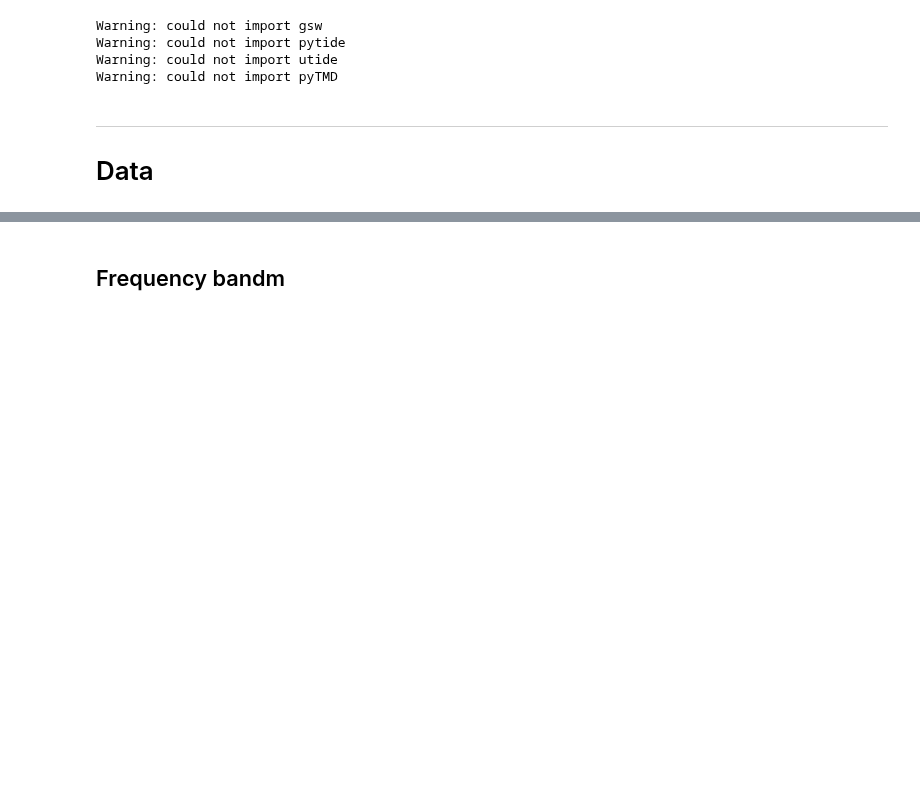
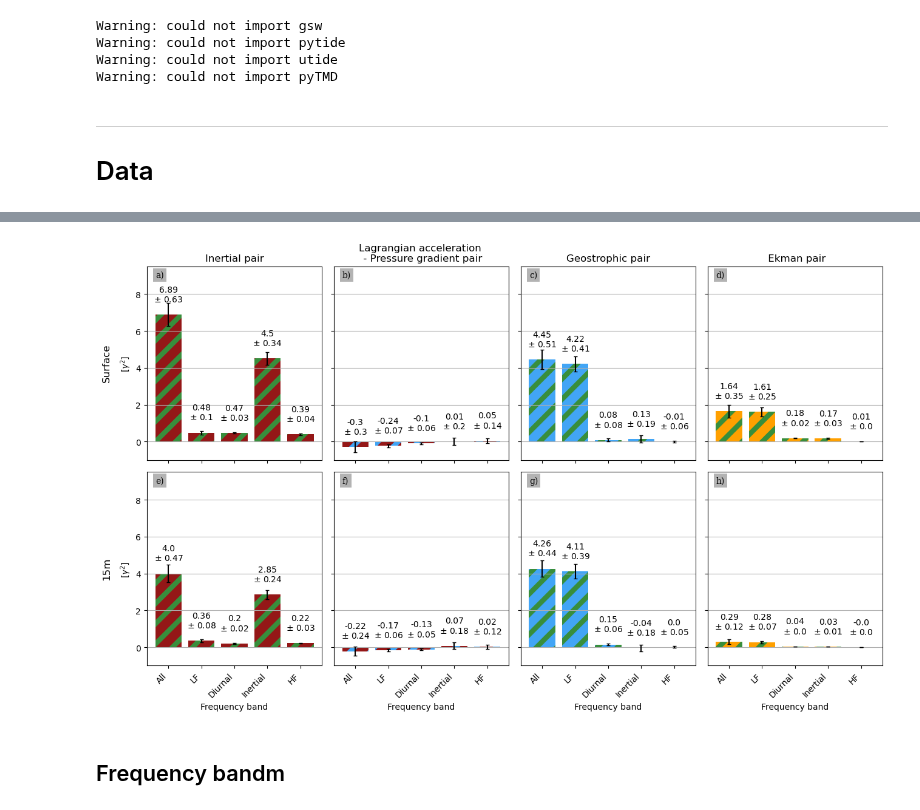
Before and after one commit to margot-demol/med_analysis, a Jupyter notebook: 20_dynamical_analysis/01_closure_spectral_decomp_surface.ipynb, the cells around one changed output, grey strips where cells are left out. Cells and saved outputs as stored; diff of their text form; code cells hidden in the pictures; blank space fills up the shorter version.

```diff
--- a/20_dynamical_analysis/01_closure_spectral_decomp_surface.ipynb
+++ b/20_dynamical_analysis/01_closure_spectral_decomp_surface.ipynb
@@ -226,0 +326,7 @@ fig.tight_layout()
+# %%
+for df in [df0, df15] :
+    df['B'] = df[[v for v in df.columns if ('X_' in v)&('er__' not in v)]].sum(axis=1)
+    df['er__B'] = df[[v for v in df.columns if ('er__X_' in v)]].sum(axis=1)
+    for X in [v for v in df.columns if ('X_' in v)&('er__' not in v)]:
+        df[X+'B_percentage'] = df[X]/df['B']
+        df['er__'+X+'B_percentage'] = df[X+'B_percentage'] * ((df['er__' + X]/df[X])+ (df['er__B']/df['B']))
@@ -226,0 +401,5 @@ fig.tight_layout()
+# %%
+for df in [df0, df15] :
+    for X in [v for v in df.columns if ('X_' in v)&('er__' not in v)&('percentage' not in v)]:
+        df[X+'all_percentage'] = df[X]/df[X].loc['All']
+        df['er__'+X+'all_percentage'] = df[X+'all_percentage'] * ((df['er__' + X]/df[X])+ (df['er__'+X]/df[X]).loc['All'])
@@ -227,3 +452,74 @@ fig.tight_layout()
+# %%
+def print_labels(df, X, ax):
+    for i in range(0, 5):
+        #SX = df.iloc[i][[v for v in df.columns if ('B_' in v)&('er__' not in v)]].sum()
+        label = rf"{np.round(df[X].iloc[i], 2)}"+'\n'+rf"$\pm$ {np.round(df['er__' + X].iloc[i], 2)}"
+        #if i in [0, 1, 3] :
+        #    label = label + '\n' + f"{int(df[X].iloc[i]/SX*100)}%"
+        ax.text(i,
+                df[X].iloc[i] + 0.6,
+                label,
+                horizontalalignment="center",
+                verticalalignment="bottom",
+                rotation = 0
+            )
+
+plt.rcParams["axes.edgecolor"] = "k"
+plt.rcParams["hatch.linewidth"] = 6
+
+fig, axs = plt.subplots(2,4, figsize = (13,8), frameon=False, sharex=True, sharey=True)
+axs = axs.flatten()
+
+kwargs = dict(hatch="/",width = 0.8, capsize=2)
+
+def plot(df_, axs, init) :
+    ax=axs[init + 0]
+    plt.rcParams["hatch.color"] = c0['cor']
+    df_.X_acc_cor.plot.bar(color = c0['acc'], ax=ax, yerr =df_['er__X_acc_cor'], **kwargs)
+    print_labels(df_, 'X_acc_cor', ax)
+
+    ax=axs[init + 1]
+    plt.rcParams["hatch.color"] = c0['ggd']
+    df_.X_acc_ggd.plot.bar(color = c0['acc'], ax=ax, yerr =df_['er__X_acc_ggd'], **kwargs)
+    print_labels(df_, 'X_acc_ggd', ax)
+
+    ax=axs[init + 2]
+    plt.rcParams["hatch.color"] = c0['cor']
+    df_.X_cor_ggd.plot.bar(color = c0['ggd'],ax=ax, yerr =df_['er__X_cor_ggd'], **kwargs)
+    print_labels(df_, 'X_cor_ggd', ax)
+
+
+    ax=axs[init + 3]
+    plt.rcParams["hatch.color"] = c0['cor']
+    df_.X_cor_wd.plot.bar(color = c0['wd'], ax=ax, yerr =df_['er__X_cor_wd'], **kwargs)
+    print_labels(df_, 'X_cor_wd', ax)
+
+plot(df0.iloc[[0, 1, 2, 3, 5]], axs,0)
+plot(df15.iloc[[0, 1, 2, 3, 5]], axs, 4)
+
+axs[0].set_title('Inertial pair')
+axs[1].set_title('Lagrangian acceleration \n - Pressure gradient pair')
+axs[2].set_title('Geostrophic pair')
+axs[3].set_title(' Ekman pair')
+
+pad=0
+axs[0].annotate('Surface',xy = (-0.23, 0.5),  xycoords='axes fraction', textcoords='offset points',size='large', ha='center', va='center', rotation = 90)
+axs[4].annotate('15m',xy = (-0.23, 0.5),  xycoords='axes fraction', textcoords='offset points',size='large', ha='center', va='center', rotation = 90)
+
+l = ['a', 'b', 'c', 'd', 'e','f','g', 'h']
+for i in range(len(axs)):
+    put_fig_letter(fig, axs[i], l[i])
+
+for ax in axs :
+    ax.grid(axis = 'y')
+    ax.set_ylabel(r'[$\gamma^2$]')
+    ax.set_xticks([0, 1, 2, 3, 4], ['All', 'LF','Diurnal', 'Inertial', 'HF'], rotation=45, ha='right')
+
+axs[0].set_ylim(-1, 9.5)
+
+fig.tight_layout()
+# %% [output]
+[figure, added]
 # %% [markdown]
 ## Frequency bandm
 # %%
```
Also changed, not shown: parts of 22 cells of this notebook, 21 other files.
